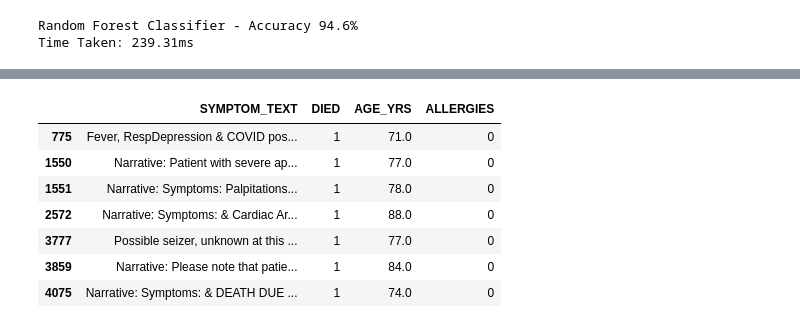
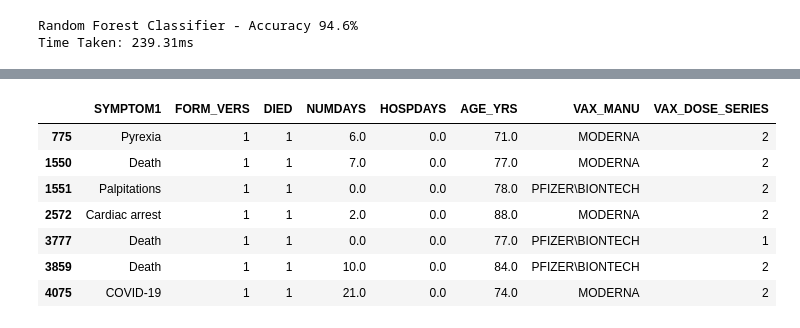
Before and after one commit to invest41/Studying_Reactions_to_Vaccines, a Jupyter notebook: Studying_Reactions_To_VACCINES.ipynb, the cells around one changed output, grey strips where cells are left out. Cells and saved outputs as stored; diff of their text form; code cells hidden in the pictures.

```diff
--- a/Studying_Reactions_To_VACCINES.ipynb
+++ b/Studying_Reactions_To_VACCINES.ipynb
@@ -509,9 +510,9 @@ corona_vac_df.tail(2)
 #@title
 
 
-corona_vac_df[['VAX_ROUTE']][corona_vac_df['VAX_ROUTE']==0] = 'Unknown'
+#corona_vac_df[['VAX_ROUTE']][corona_vac_df['VAX_ROUTE']==0] = 'Unknown'
 plt.figure(figsize=(16,8))
-corona_vac_df[['VAX_ROUTE']].value_counts().plot(subplots=True, kind="pie")
+corona_vac_df[['VAX_ROUTE']].replace(0,'Unknown').value_counts().plot(subplots=True, kind="pie")
 plt.ylabel('Frequency',fontsize=12)
 plt.title('Commonest Routes of COVID19 Vaccine Administration – generally')
 # %% [output]
@@ -521,9 +522,9 @@ Text(0.5, 1.0, 'Commonest Routes of COVID19 Vaccine Administration – generally
 #@title
 
 
-corona_vac_df[['VAX_ROUTE']][corona_vac_df['VAX_ROUTE']=='None'] = 'Unknown'
+#corona_vac_df[['VAX_ROUTE']][corona_vac_df['VAX_ROUTE']=='None'] = 'Unknown'
 plt.figure(figsize=(16,8))
-corona_vac_df[['VAX_ROUTE']][new_df["DIED"]==1].value_counts().plot(kind="pie")
+corona_vac_df[['VAX_ROUTE']][new_df["DIED"]==1].replace(0,'Unknown').value_counts().plot(kind="pie")
 plt.xlabel('Frequency',fontsize=12)
 plt.title('Commonest Routes of COVID19 Vaccine Administration – in deceased patients')
 # %% [output]
@@ -531,0 +533,9 @@ Text(0.5, 1.0, 'Commonest Routes of COVID19 Vaccine Administration – in deceas
+# %%
+plt.figure(figsize=(16,6))
+corona_vac_df['VAX_DOSE_SERIES'] = corona_vac_df['VAX_DOSE_SERIES'].replace('UNK','UNKNOWN')
+sns.barplot(x = "VAX_DOSE_SERIES", y = "DIED", hue = "VAX_MANU", data = corona_vac_df, ci=None, estimator=sum)
+
+
+plt.title("Number of doses administered by Vaccine Manufacturers - in deceased patients")
+plt.legend(loc='upper right')
+plt.savefig("covid19_vaccine_dose_risk_by_manufacturer.png")
@@ -786,14 +798,14 @@ R E S U L T :
 Patient should survive...
 +---------------------+
 # %%
-#proves correlation between the Type 1 form of adverse reaction and death
-corona_vac_df[corona_vac_df['FORM_VERS']==1][['SYMPTOM_TEXT','DIED','AGE_YRS','ALLERGIES']]
+#proving the correlation between the Type 1 form of adverse reaction and death
+corona_vac_df[corona_vac_df['FORM_VERS']==1][['SYMPTOM1','FORM_VERS','DIED','NUMDAYS','HOSPDAYS','AGE_YRS','VAX_MANU','VAX_DOSE_SERIES']]
 # %% [output]
-|  | SYMPTOM_TEXT | DIED | AGE_YRS | ALLERGIES |
-| 775 | Fever, RespDepression & COVID pos... | 1 | 71.0 | 0 |
-| 1550 | Narrative: Patient with severe ap... | 1 | 77.0 | 0 |
-| 1551 | Narrative: Symptoms: Palpitations... | 1 | 78.0 | 0 |
-| 2572 | Narrative: Symptoms: & Cardiac Ar... | 1 | 88.0 | 0 |
-| 3777 | Possible seizer, unknown at this ... | 1 | 77.0 | 0 |
-| 3859 | Narrative: Please note that patie... | 1 | 84.0 | 0 |
-| 4075 | Narrative: Symptoms: & DEATH DUE ... | 1 | 74.0 | 0 |
+|  | SYMPTOM1 | FORM_VERS | DIED | NUMDAYS | HOSPDAYS | AGE_YRS | VAX_MANU | VAX_DOSE_SERIES |
+| 775 | Pyrexia | 1 | 1 | 6.0 | 0.0 | 71.0 | MODERNA | 2 |
+| 1550 | Death | 1 | 1 | 7.0 | 0.0 | 77.0 | MODERNA | 2 |
+| 1551 | Palpitations | 1 | 1 | 0.0 | 0.0 | 78.0 | PFIZER\BIONTECH | 2 |
+| 2572 | Cardiac arrest | 1 | 1 | 2.0 | 0.0 | 88.0 | MODERNA | 2 |
+| 3777 | Death | 1 | 1 | 0.0 | 0.0 | 77.0 | PFIZER\BIONTECH | 1 |
+| 3859 | Death | 1 | 1 | 10.0 | 0.0 | 84.0 | PFIZER\BIONTECH | 2 |
+| 4075 | COVID-19 | 1 | 1 | 21.0 | 0.0 | 74.0 | MODERNA | 2 |
```
Also changed, not shown: parts of 6 cells of this notebook.
